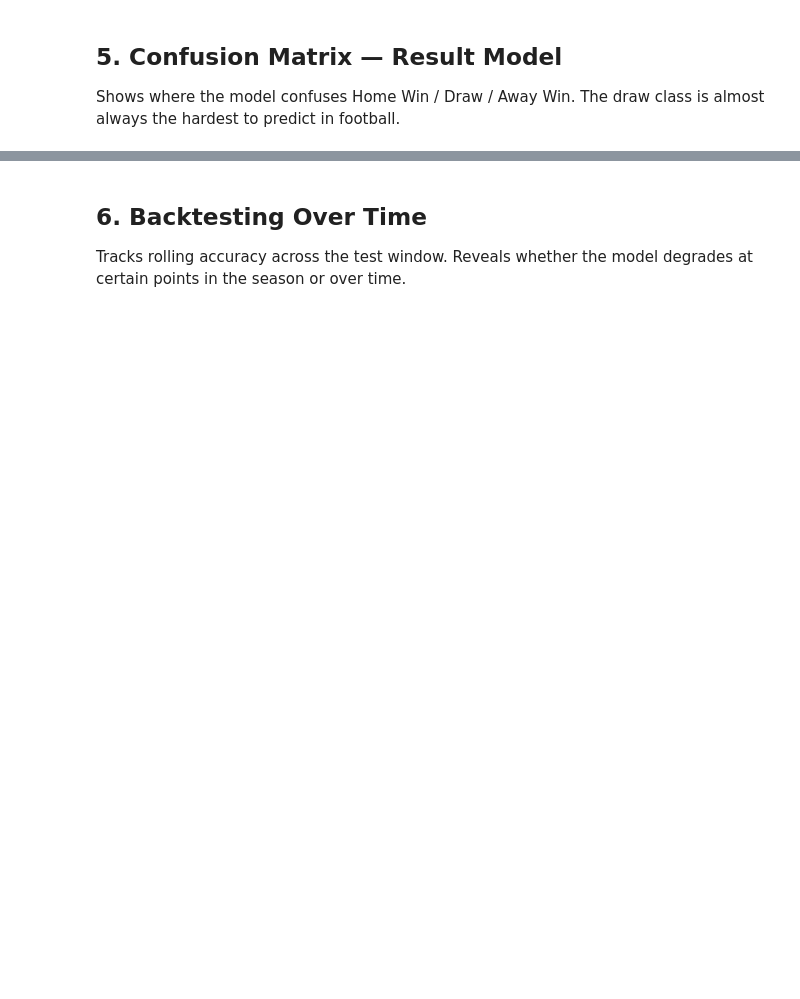
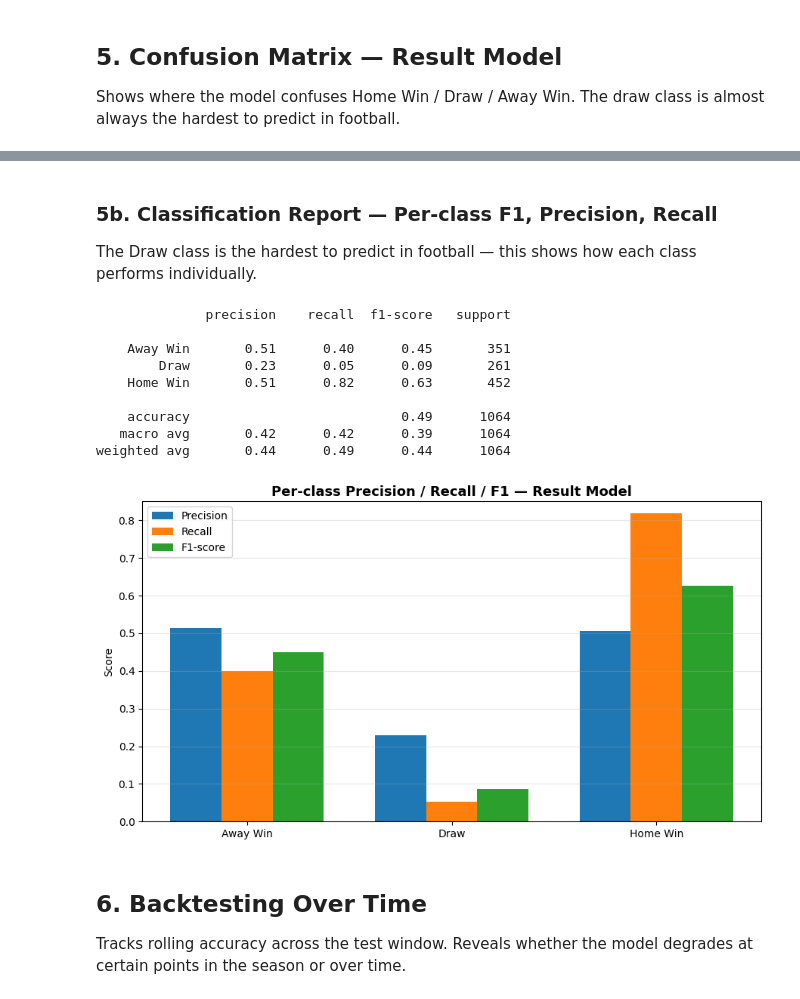
Before and after one commit to Jnyambok/Soca-Scores, a Jupyter notebook: experiments/notebooks/model_evaluation.ipynb, the cells around one changed output, grey strips where cells are left out. Drawn from its saved outputs; the diff is of its cells as text; code cells hidden in the pictures; blank space fills up the shorter version.

```diff
--- a/experiments/notebooks/model_evaluation.ipynb
+++ b/experiments/notebooks/model_evaluation.ipynb
@@ -176,3 +216,51 @@ for i, label in RESULT_LABELS.items():
+# %% [markdown]
+### 5b. Classification Report — Per-class F1, Precision, Recall
+
+The Draw class is the hardest to predict in football — this shows how each class performs individually.
+# %%
+print(classification_report(
+    test['result_encoded'],
+    result_pred,
+    target_names=['Away Win', 'Draw', 'Home Win']
+))
+
+# Visual F1 per class
+report_dict = classification_report(
+    test['result_encoded'], result_pred,
+    target_names=['Away Win', 'Draw', 'Home Win'],
+    output_dict=True
+)
+classes = ['Away Win', 'Draw', 'Home Win']
+metrics = ['precision', 'recall', 'f1-score']
+x = np.arange(len(classes))
+width = 0.25
+
+fig, ax = plt.subplots(figsize=(9, 5))
+for i, metric in enumerate(metrics):
+    vals = [report_dict[c][metric] for c in classes]
+    ax.bar(x + i * width, vals, width, label=metric.capitalize())
+
+ax.set_xticks(x + width)
+ax.set_xticklabels(classes)
+ax.set_ylim(0, 0.85)
+ax.set_ylabel('Score')
+ax.set_title('Per-class Precision / Recall / F1 — Result Model', fontsize=13, fontweight='bold')
+ax.legend()
+ax.grid(True, alpha=0.3, axis='y')
+plt.tight_layout()
+plt.savefig('classification_report.png', dpi=150, bbox_inches='tight')
+plt.show()
+# %% [output]
+              precision    recall  f1-score   support
+
+    Away Win       0.51      0.40      0.45       351
+        Draw       0.23      0.05      0.09       261
+    Home Win       0.51      0.82      0.63       452
+
+    accuracy                           0.49      1064
+   macro avg       0.42      0.42      0.39      1064
+weighted avg       0.44      0.49      0.44      1064
+[figure, added]
 # %% [markdown]
 ## 6. Backtesting Over Time
 
```
Also changed, not shown: parts of 19 cells of this notebook, 4 other files.
